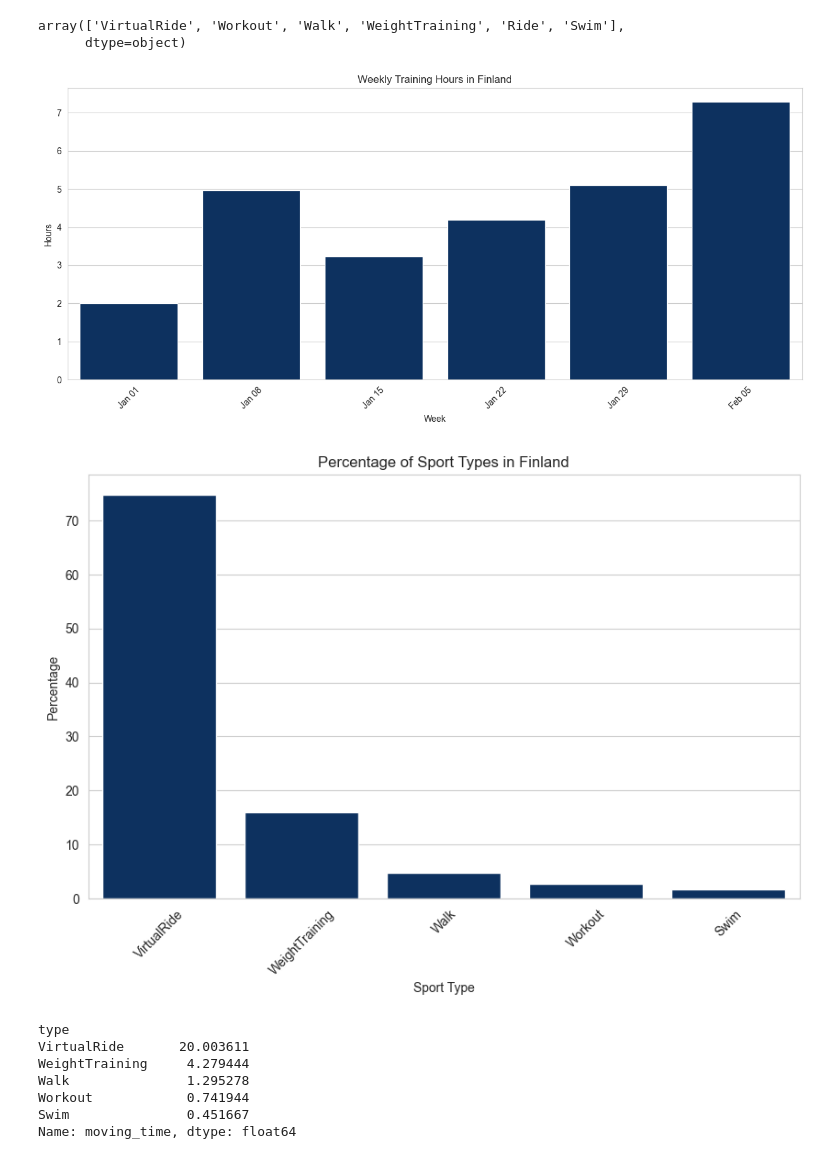
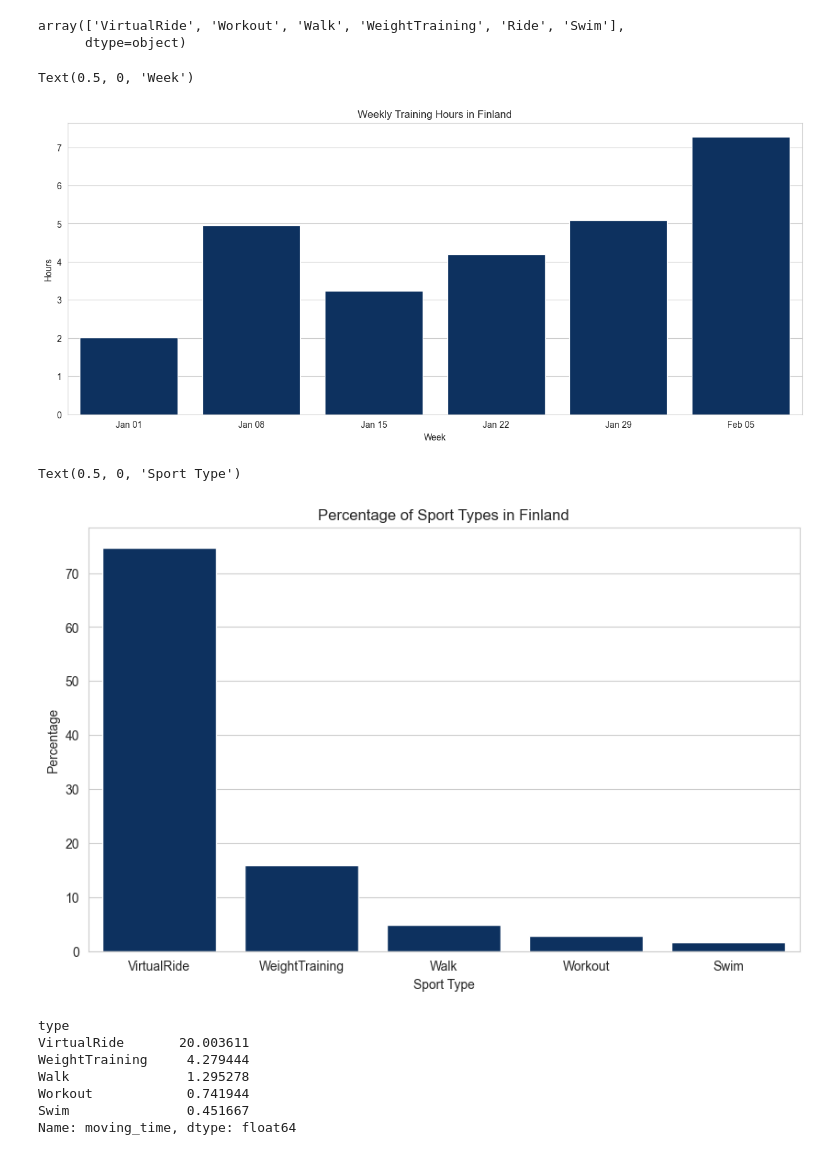
Before and after one commit to ahtonen/djbb2024, a Jupyter notebook: training.ipynb, the cells around one changed output. Saved outputs shown, nothing was run; the diff lists cells and outputs as text; code cells hidden in the pictures.

```diff
--- a/training.ipynb
+++ b/training.ipynb
@@ -208,33 +242,34 @@ array(['VirtualRide', 'Workout', 'Walk', 'WeightTraining', 'Ride', 'Swim'],
 # %%
 df_fin_weekly = (
     df_fin.groupby(
         pd.Grouper(key="start_date_local", freq="W-MON", label="left")
     ).moving_time.sum()
     / 3600
 )
 df_weekly = df_fin_weekly.reset_index()
 
 # Create a bar plot using Seaborn
 plt.figure(figsize=(15, 6))
 sns.barplot(
-    #x=df_fin_weekly["start_date_local"].dt.strftime("W%U"),
+    # x=df_fin_weekly["start_date_local"].dt.strftime("W%U"),
     x=df_weekly["start_date_local"].dt.strftime("%b %d"),
     y=df_weekly["moving_time"],
     color=utils.colors["Finland flag blue"],
 )
 
 plt.title("Weekly Training Hours in Finland")
 plt.ylabel("Hours")
 plt.xlabel("Week")
-plt.xticks(rotation=45)
-plt.show()
 # %% [output]
+Text(0.5, 0, 'Week')
-[figure, old version]
+[figure, new version]
 # %%
 # Group Ride and VirtualRide as VirtualRide
-moving_time_by_type = df_fin.groupby(
-    df_fin["type"].replace({"Ride": "VirtualRide"})
-).moving_time.sum().sort_values(ascending=False)
+moving_time_by_type = (
+    df_fin.groupby(df_fin["type"].replace({"Ride": "VirtualRide"}))
+    .moving_time.sum()
+    .sort_values(ascending=False)
+)
 percentages = (moving_time_by_type / moving_time_by_type.sum()) * 100
 
 # Plot the percentages as a bar plot
@@ -247,10 +282,9 @@ sns.barplot(
 plt.title("Percentage of Sport Types in Finland")
 plt.ylabel("Percentage")
 plt.xlabel("Sport Type")
-plt.xticks(rotation=45)
-plt.show()
 # %% [output]
+Text(0.5, 0, 'Sport Type')
-[figure, old version]
+[figure, new version]
 # %%
 # pre-training hours per sport type
 moving_time_by_type / 3600
```
Also changed, not shown: parts of 23 cells of this notebook, 1 other file.
